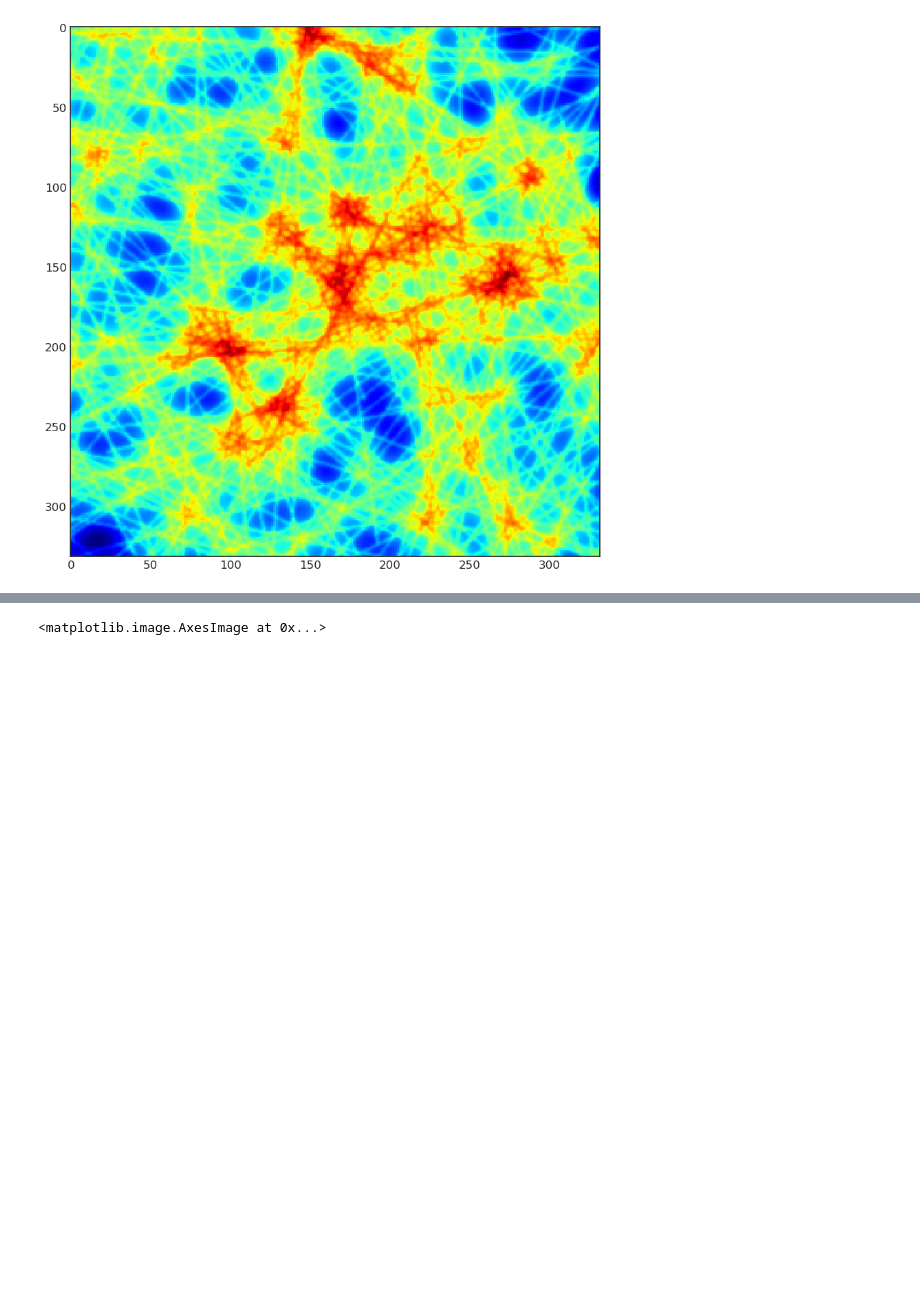
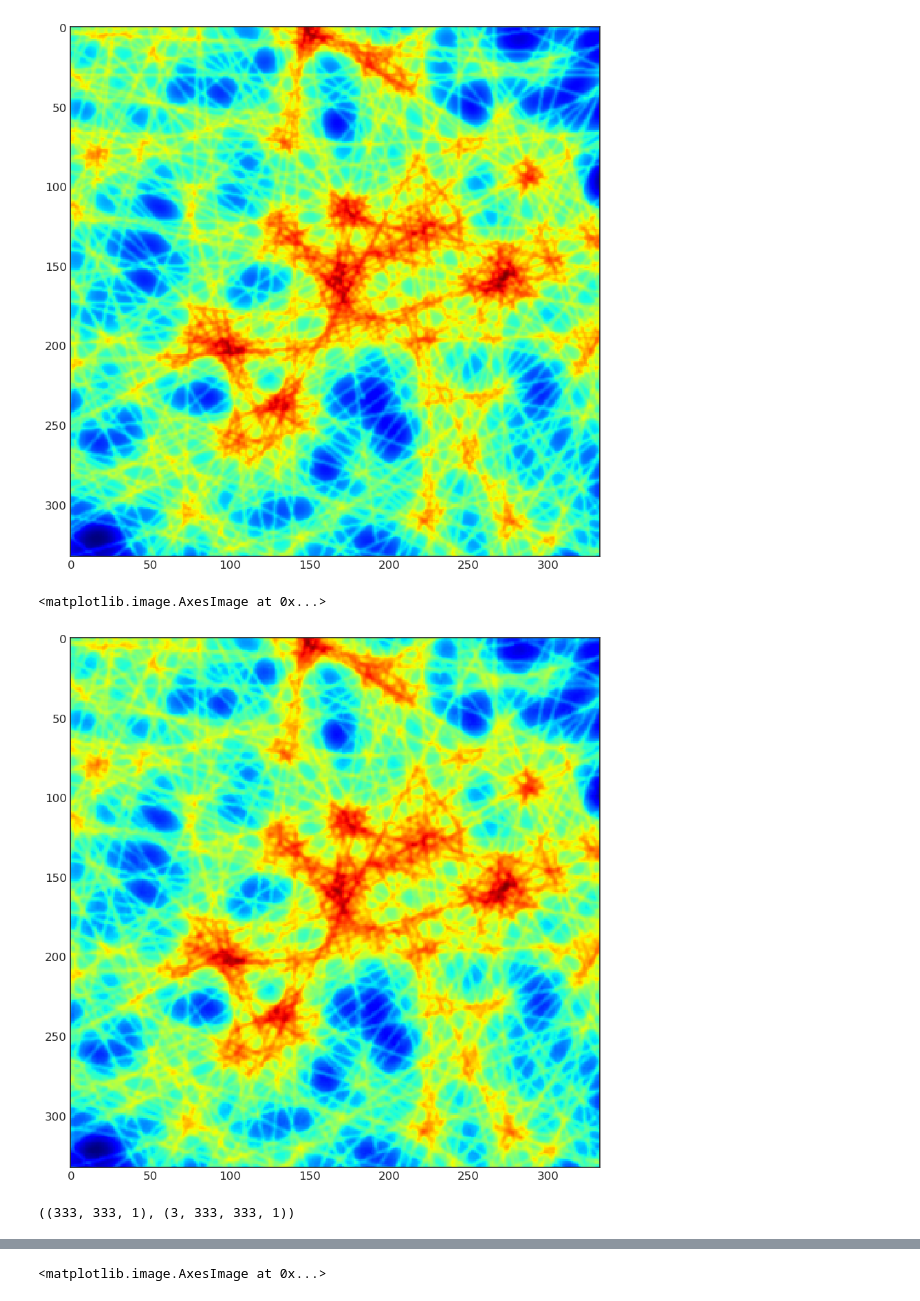
Before and after one commit to hoidn/PtychoPINN, a Jupyter notebook: notebooks/ptycho_simulated.ipynb, the cells around one changed output, grey strips where cells are left out. Saved outputs shown, nothing was run; the diff lists cells and outputs as text; code cells hidden in the pictures; blank space fills up the shorter version.

```diff
--- a/notebooks/ptycho_simulated.ipynb
+++ b/notebooks/ptycho_simulated.ipynb
@@ -22,6 +24,7 @@ gridsize = params.cfg['gridsize'] = 2
 
 nepochs=20
 batch_size = params.cfg['batch_size'] = 16
+train_probe = False
 # %%
 %matplotlib inline
 
@@ -177,6 +243,11 @@ probe_guess
 # %%
-#params.cfg['probe'] = tprobe
-params.cfg['probe'] = t_probe_guess
+if train_probe:
+    params.cfg['probe'] = t_probe_guess
+    params.cfg['probe.trainable'] = True
+else:
+    params.cfg['probe'] = tprobe
+    params.cfg['probe.trainable'] = False
+
 params.cfg['probe_mask'] = tf.convert_to_tensor(probe_mask, tf.complex64)[..., None]
 # %% [markdown]
 ## Define the network structure
@@ -394,18 +470,24 @@ from ptycho import baselines as bl
 from ptycho.params import params
 # %%
 bigoffset = params()['bigoffset']
+bordersize = (N - bigoffset / 2) / 2
+borderleft = int(np.ceil(bordersize))
+borderright = int(np.floor(bordersize))
 
-bordersize = N // 2 - bigoffset // 4
 clipsize = (bordersize + ((gridsize - 1) * offset) // 2)
+clipleft = int(np.ceil(clipsize))
+clipright = int(np.floor(clipsize))
 
-def stitch(b, norm_Y_I_test = 1, nsegments = big_gridsize * 2 - 1, norm = True):
+def stitch(b, norm_Y_I_test = 1,
+           nsegments = (size - bigN) // (bigoffset // 2) + 1,
+           norm = True):
     if norm:
         img_recon = np.reshape((norm_Y_I_test * np.absolute(b)), (-1, nsegments,
                                                               nsegments, 64, 64, 1))
     else:
         img_recon = np.reshape((norm_Y_I_test * np.absolute(b)), (-1, nsegments,
                                                               nsegments, 64, 64, 1))
-    img_recon = img_recon[:, :, :, bordersize: -bordersize, bordersize: -bordersize, :]
+    img_recon = img_recon[:, :, :, borderleft: -borderright, borderleft: -borderright, :]
     tmp = img_recon.transpose(0, 1, 3, 2, 4, 5)
     stitched = tmp.reshape(-1, np.prod(tmp.shape[1:3]), np.prod(tmp.shape[1:3]), 1)
     return stitched
@@ -420,2 +502,18 @@ vmax = np.max(_Y_I_test_full[0, clipsize: -clipsize, clipsize: -clipsize])
 # %% [output]
 [figure]
+# %%
+plt.rcParams["figure.figsize"] = (10, 10)
+
+stitched = stitch(b, norm_Y_I_test,
+                  #nsegments=37,
+                  norm = False)
+
+plt.imshow(stitched[0], interpolation = 'none', cmap = 'jet')
+#plt.imshow(stitched[0], interpolation = 'none', vmin = vmin, vmax = vmax, cmap = 'jet')
+# %% [output]
+<matplotlib.image.AxesImage at 0x...>
+[figure, added]
+# %%
+_Y_I_test_full[0, clipleft: -clipright, clipleft: -clipright].shape, stitched.shape
+# %% [output]
+((333, 333, 1), (3, 333, 333, 1))
```
Also changed, not shown: parts of 33 cells of this notebook, 4 other files.
